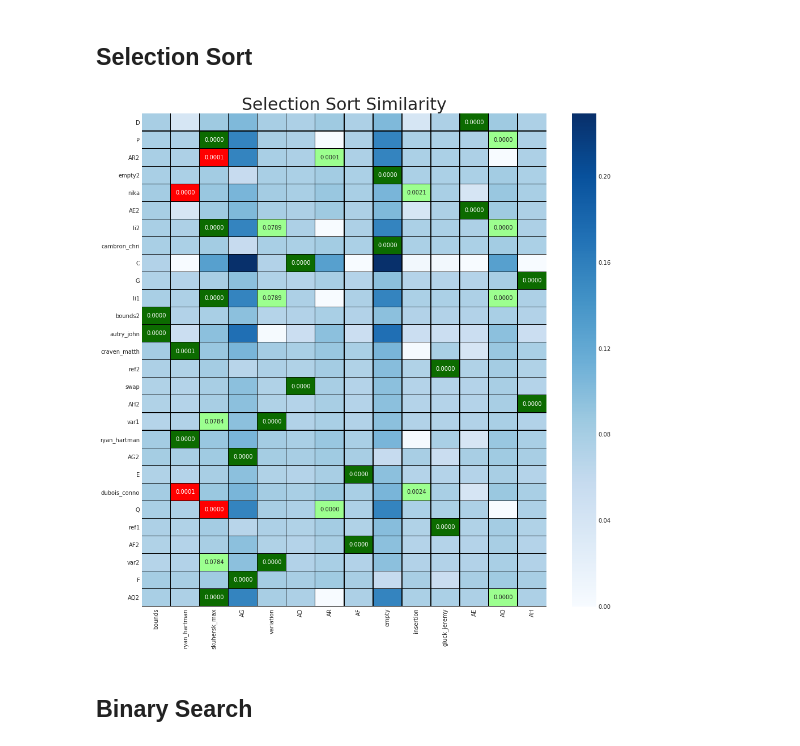
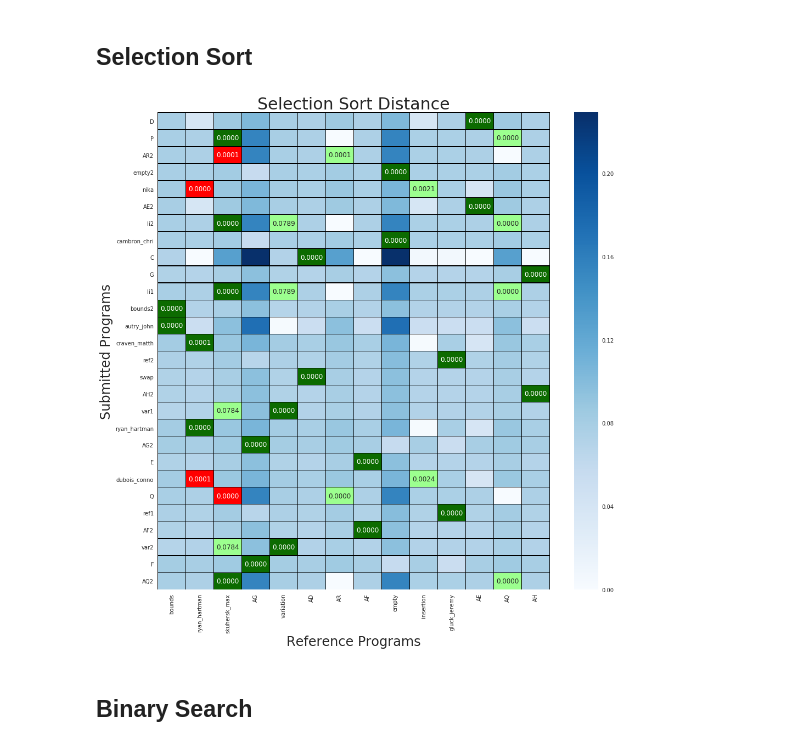
Before and after one commit to rhartman96/SeniorProject, a Jupyter notebook: Plots.ipynb, the cells around one changed output. Cells and saved outputs as stored; diff of their text form; code cells hidden in the pictures.

```diff
--- a/Plots.ipynb
+++ b/Plots.ipynb
@@ -147,33 +151,35 @@ def filterMaskMatrix(matrix, val):
 # %%
 csvFile = "AutomatedProgramFeedback/editDistanceMappting-SelectionRyan.csv"
 df = pd.read_csv(csvFile)
 xLabels,yLabels = getAxisLabels(df)
 del xLabels[0]
 df = df.drop(df.columns[0], axis=1)
 
 normed_matrix = normalize(df.as_matrix(), axis=1, norm='l1')
 # normed_matrix = np.subtract(1.0, normed_matrix)
-
+sns.set(font_scale=1)
 matrix = np.zeros((28,14))
 correctMapping = getSelectionMap()
 matrix = addFeatureToMaskMatrix(matrix, correctMapping,yLabels,xLabels,1)
 outputMapping = getOurMapping()
 matrix = addFeatureToMaskMatrix(matrix, outputMapping, yLabels,xLabels,2)
 fig, ax = plt.subplots()
 fig.set_figwidth(16)
 fig.set_figheight(16)
-ax.set_title('Selection Sort Similarity',fontsize=30)
+ax.set_title('Selection Sort Distance',fontsize=30)
 supposedToMatch = [(0.611, 1,0.561)]
 correctMatch = [(0.047,0.419,0)]
 wrongMatch = ['r']
 sns.set_style("darkgrid")
 ax = sns.heatmap(normed_matrix,ax=ax,annot=False, cmap='Blues',fmt=".4f",linewidths=0.125,linecolor='k', mask = matrix == 1)
-ax = sns.heatmap(normed_matrix,ax=ax,annot=True, cmap=supposedToMatch,fmt=".4f", mask = matrix != 1, cbar=False,linewidths=0.125,linecolor='k',xticklabels=xLabels,yticklabels= yLabels)
-ax = sns.heatmap(normed_matrix,ax=ax,annot=True, cmap=wrongMatch,fmt=".4f", mask = matrix != 2, cbar=False,linewidths=0.125,linecolor='k',xticklabels=xLabels,yticklabels= yLabels)
+ax = sns.heatmap(normed_matrix,ax=ax,annot=True, cmap=supposedToMatch,fmt=".4f", mask = matrix != 1, cbar=False,linewidths=0.125,linecolor='k')
+ax = sns.heatmap(normed_matrix,ax=ax,annot=True, cmap=wrongMatch,fmt=".4f", mask = matrix != 2, cbar=False,linewidths=0.125,linecolor='k')
 ax = sns.heatmap(normed_matrix,ax=ax,annot=True, cmap=correctMatch,fmt=".4f", mask = matrix != 3, cbar=False,linewidths=0.125,linecolor='k',xticklabels=xLabels,yticklabels= yLabels)
+ax.set_ylabel('Submitted Programs', fontsize=24)
+ax.set_xlabel('Reference Programs', fontsize=24)
 plt.savefig('selectionSort.pdf')
 # %% [output]
-[figure, old version]
+[figure, new version]
 # %% [markdown]
 ## Binary Search
 # %%
```
Also changed, not shown: parts of 9 cells of this notebook, 6 other files.
